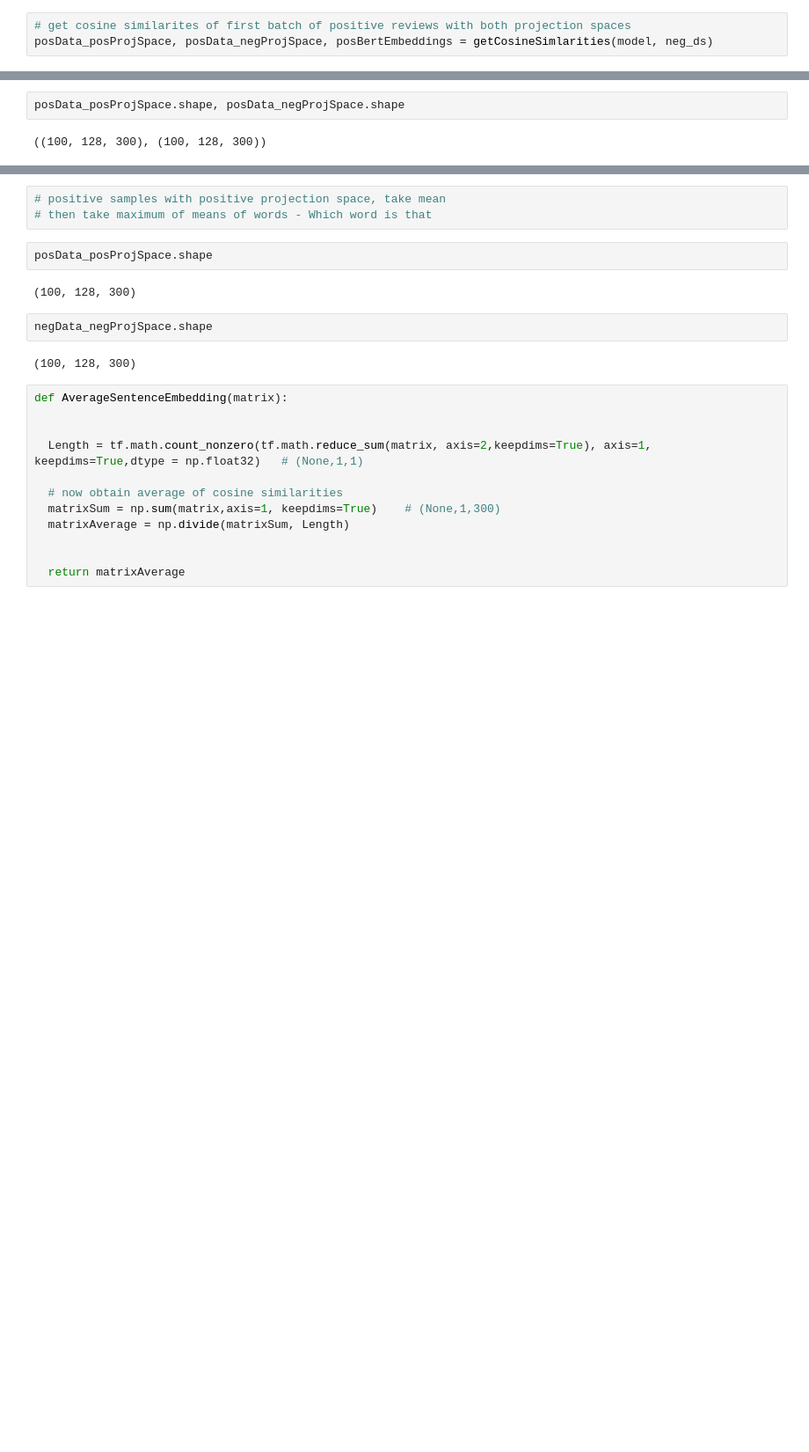
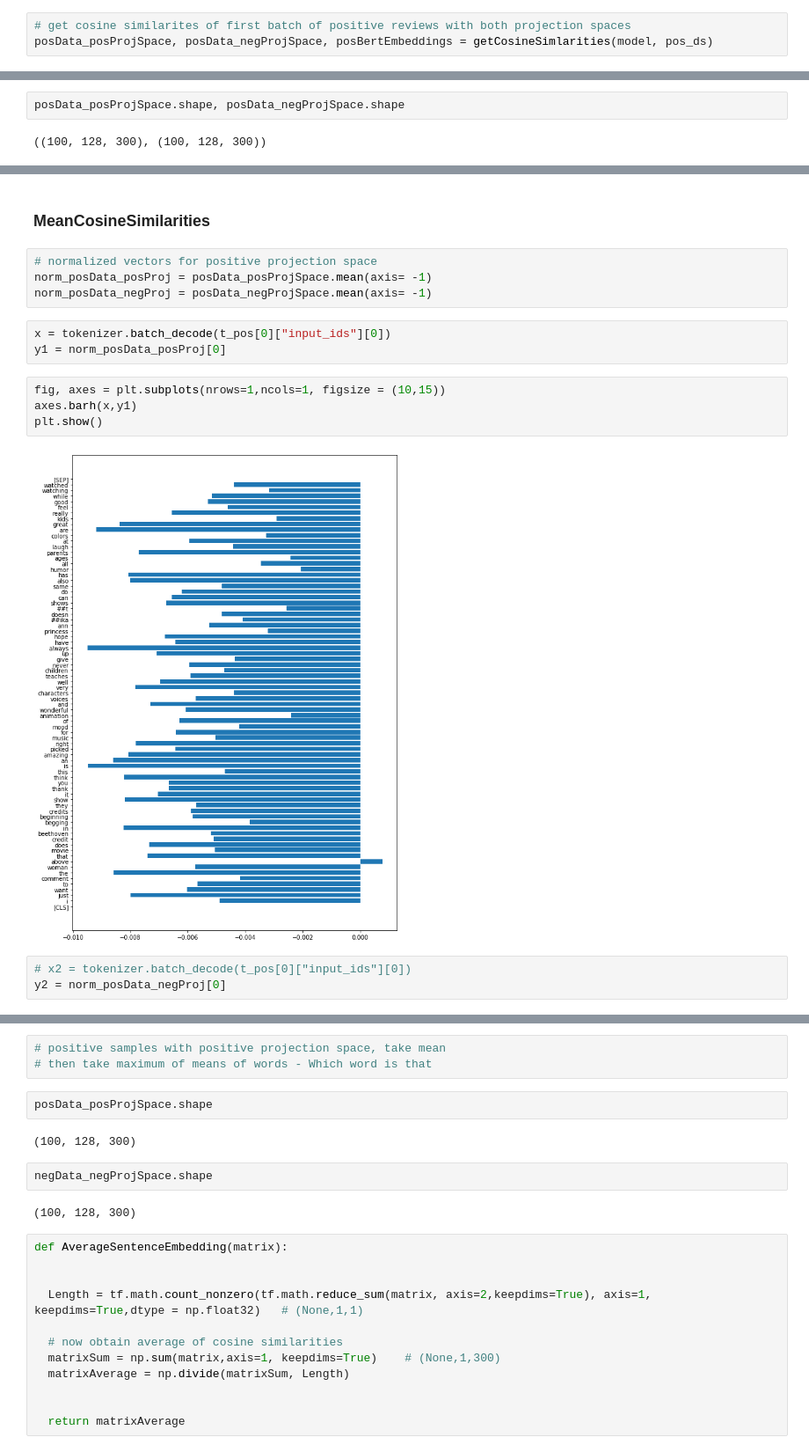
Before and after one commit to rahul-ohlan/TWARP, a Jupyter notebook: imdb_interpretability.ipynb, the cells around one changed output, grey strips where cells are left out. Shown: that part at 88% size. Drawn from its saved outputs; the diff is of its cells as text; blank space fills up the shorter version.

Commit message:
Clustering of words in each dimension of projection space

```diff
--- a/imdb_interpretability.ipynb
+++ b/imdb_interpretability.ipynb
@@ -1333,5 +1315,5 @@ t_pos
        dtype=float32)>)
 # %%
 # get cosine similarites of first batch of positive reviews with both projection spaces
-posData_posProjSpace, posData_negProjSpace, posBertEmbeddings = getCosineSimlarities(model, neg_ds)
+posData_posProjSpace, posData_negProjSpace, posBertEmbeddings = getCosineSimlarities(model, pos_ds)
 # %% [output]
@@ -1348,0 +1509,18 @@ negData_posProjSpace, negData_negProjSpace, negBertEmbeddings = getCosineSimlari
+# %% [markdown]
+### MeanCosineSimilarities
+# %%
+# normalized vectors for positive projection space
+norm_posData_posProj = posData_posProjSpace.mean(axis= -1)
+norm_posData_negProj = posData_negProjSpace.mean(axis= -1)
+# %%
+x = tokenizer.batch_decode(t_pos[0]["input_ids"][0])
+y1 = norm_posData_posProj[0]
+# %%
+fig, axes = plt.subplots(nrows=1,ncols=1, figsize = (10,15))
+axes.barh(x,y1)
+plt.show()
+# %% [output]
+[figure, added]
+# %%
+# x2 = tokenizer.batch_decode(t_pos[0]["input_ids"][0])
+y2 = norm_posData_negProj[0]
```
Also changed, not shown: parts of 51 cells of this notebook.
